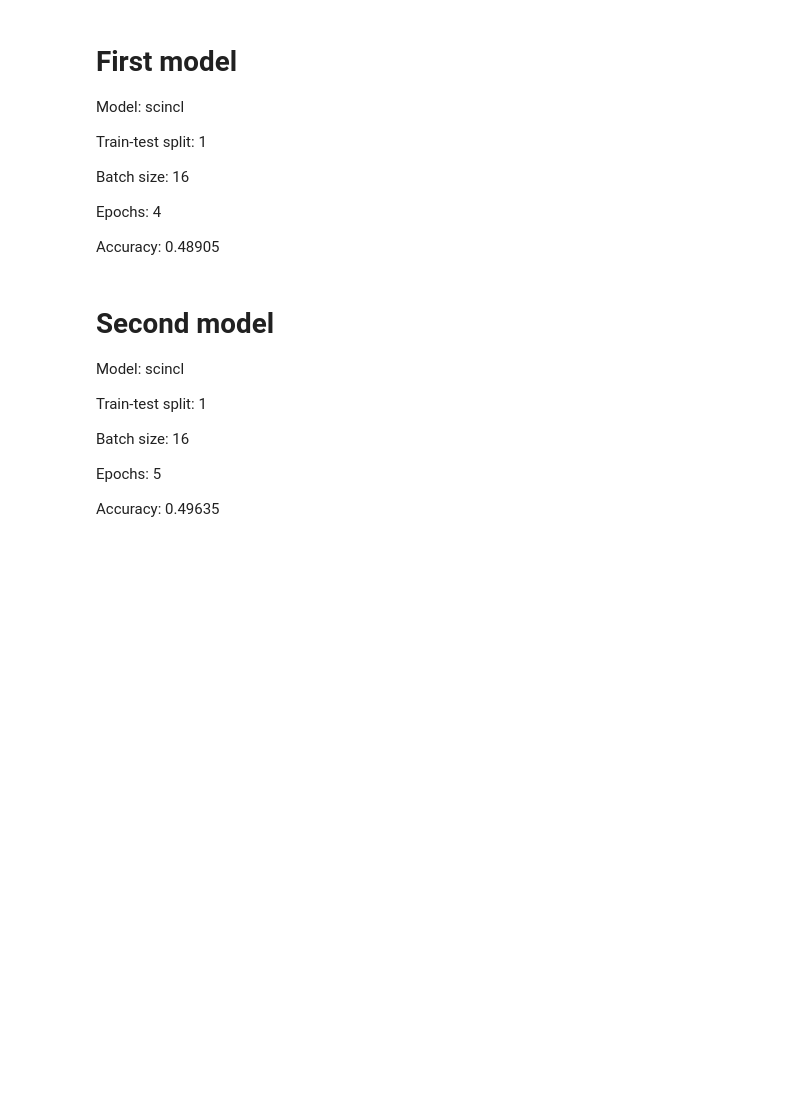
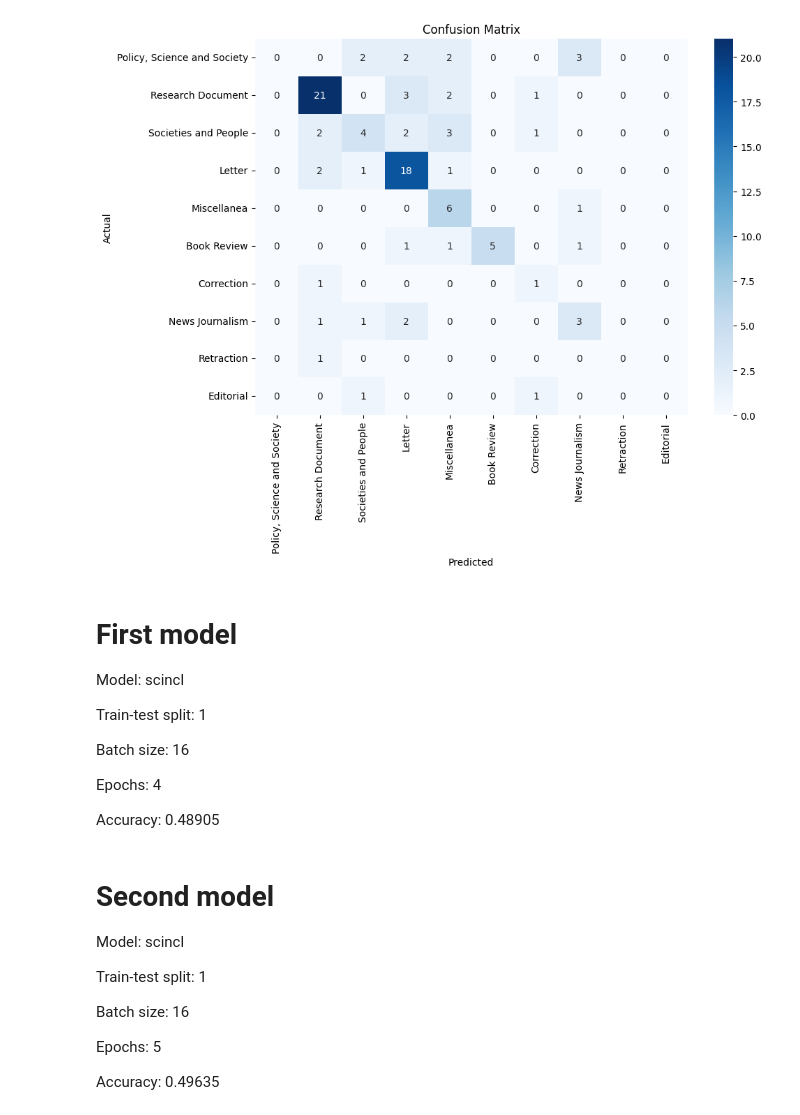
Before and after one commit to Anchor-head/ScienceGenreClassification, a Jupyter notebook: SetFit-SciBERT.ipynb, the cells around one changed output. Cells and saved outputs as stored; diff of their text form; code cells hidden in the pictures; blank space fills up the shorter version.

```diff
--- a/SetFit-SciBERT.ipynb
+++ b/SetFit-SciBERT.ipynb
@@ -6,3 +122,20 @@
+# %%
+unique_labels = df['Document_subtype'].unique()
+
+# Calculate confusion matrix with specified labels
+cm = confusion_matrix(df['Document_subtype'], preds, labels=unique_labels)
+
+# Visualize confusion matrix
+plt.figure(figsize=(10, 7))
+sns.heatmap(cm, annot=True, fmt='d', cmap='Blues',
+            xticklabels=unique_labels,
+            yticklabels=unique_labels)
+plt.ylabel('Actual')
+plt.xlabel('Predicted')
+plt.title('Confusion Matrix')
+plt.show()
+# %% [output]
+[figure, added]
 # %% [markdown]
 # First model
 Model: scincl
```
Also changed, not shown: parts of 4 cells of this notebook.
